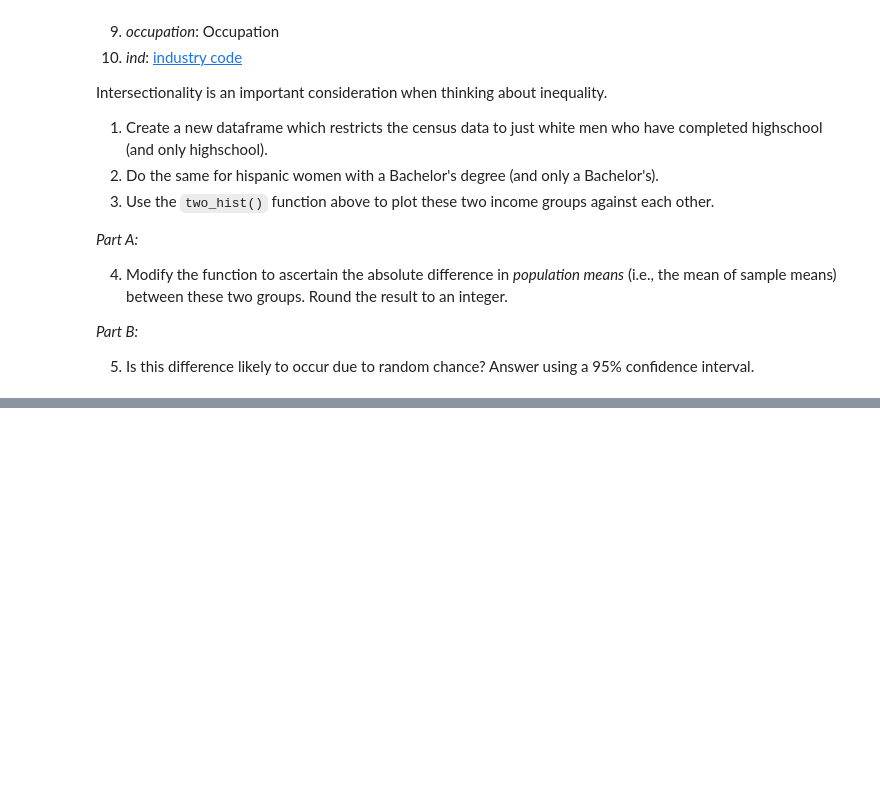
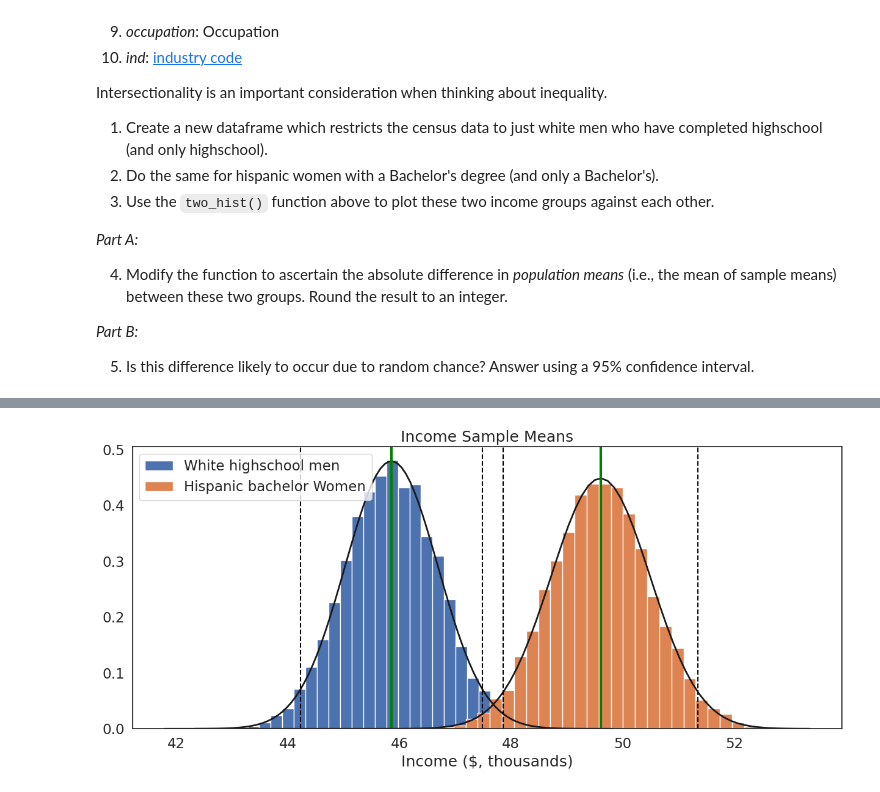
Before and after one commit to Sree-git4/QM2, a Jupyter notebook: notebooks/W05. Distributions and Basic Statistics.ipynb, the cells around one changed output, grey strips where cells are left out. Drawn from its saved outputs; the diff is of its cells as text; code cells hidden in the pictures; blank space fills up the shorter version.

```diff
--- a/notebooks/W05. Distributions and Basic Statistics.ipynb
+++ b/notebooks/W05. Distributions and Basic Statistics.ipynb
@@ -536,3 +539,6 @@ Intersectionality is an important consideration when thinking about inequality.
 *Part B:*
 
 5. Is this difference likely to occur due to random chance? Answer using a 95% confidence interval.
+# %%
+men_df = df[(df['sex'] == 1) & (df['race'] == 1) & (df['sch'] == 12)]['income']
+men_df
@@ -538,0 +560,3 @@ Intersectionality is an important consideration when thinking about inequality.
+# %%
+women_df = df[(df['sex']==2)&(df['race'] ==2&3)&(df['sch']==16)]['income']
+women_df
@@ -538,0 +578,4 @@ Intersectionality is an important consideration when thinking about inequality.
+# %%
+two_hist([men_df, women_df],['White highschool men', 'Hispanic bachelor Women'], 'Income ($, thousands)', "Income Sample Means")
+# %% [output]
+[figure, added]
```
Also changed, not shown: parts of 19 cells of this notebook.
